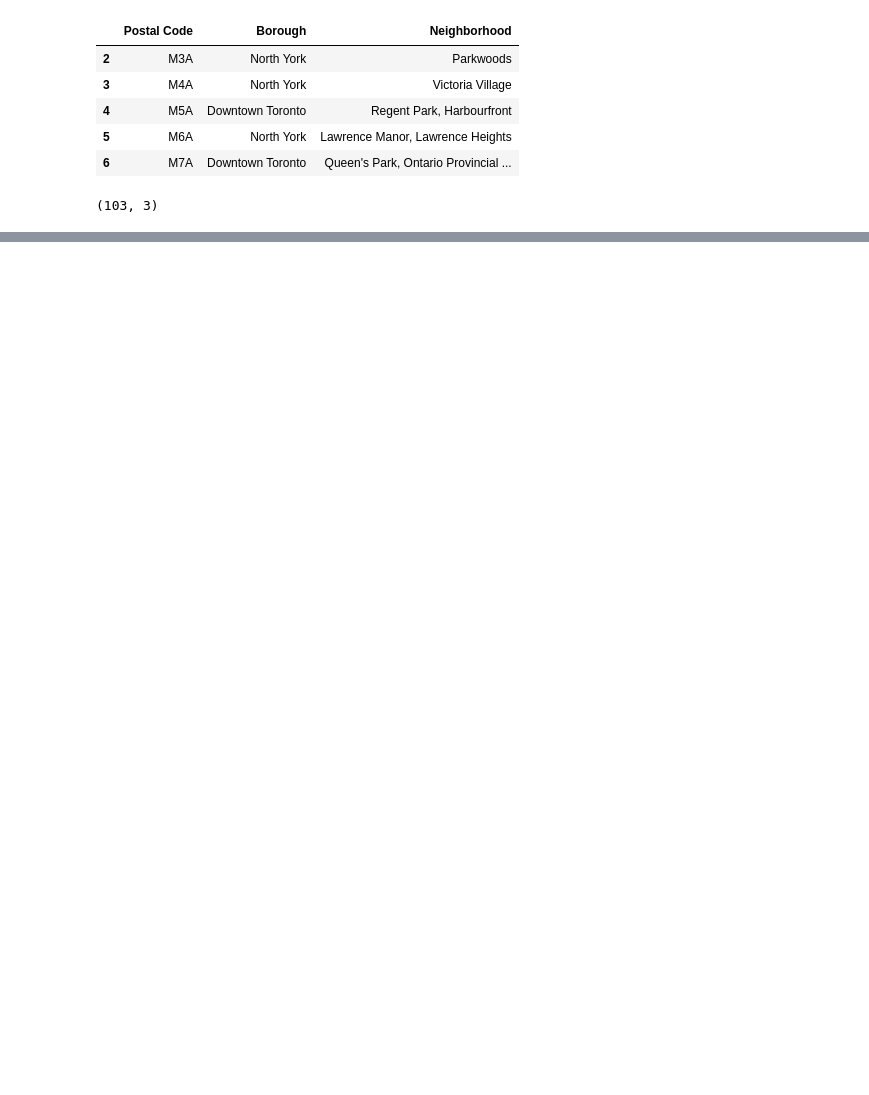
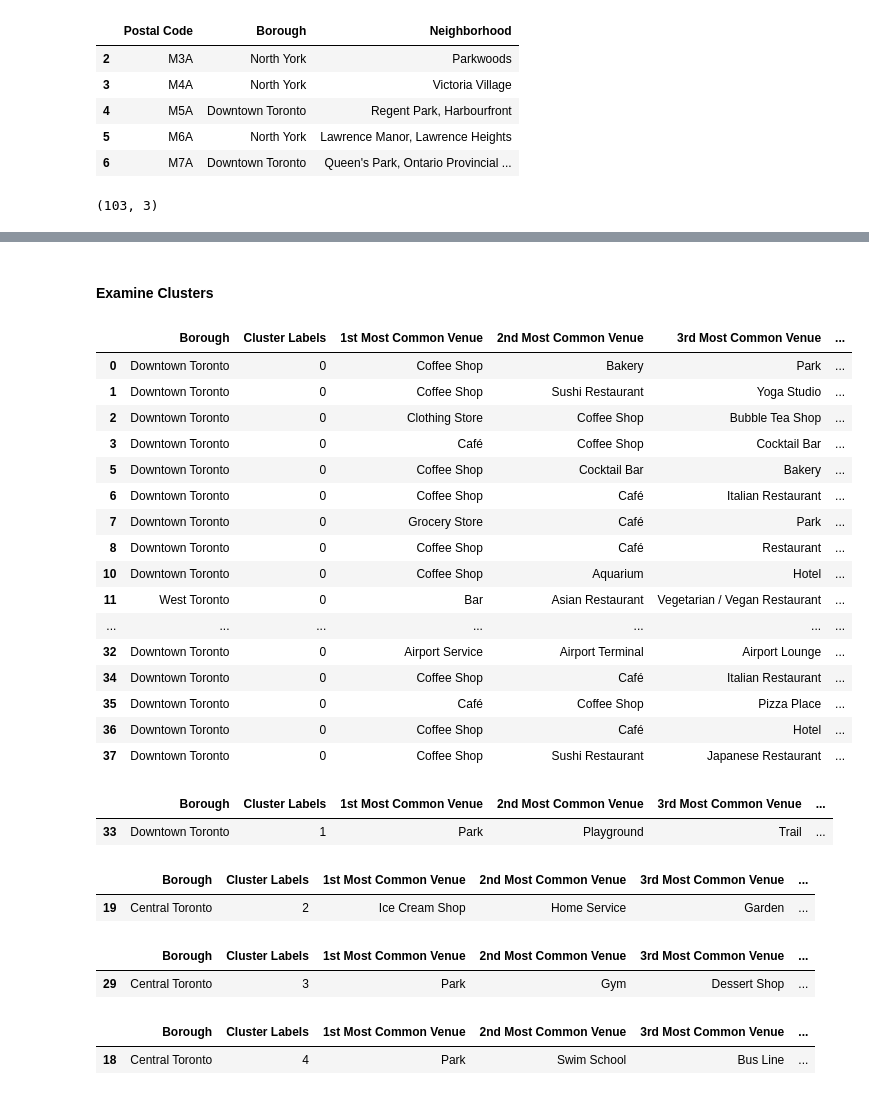
Before and after one commit to IH-irene/Capstone-assignment, a Jupyter notebook: Capstone W3.ipynb, the cells around one changed output, grey strips where cells are left out. Saved outputs shown, nothing was run; the diff lists cells and outputs as text; code cells hidden in the pictures; blank space fills up the shorter version.

```diff
--- a/Capstone W3.ipynb
+++ b/Capstone W3.ipynb
@@ -65,0 +343,7 @@ df_table.describe()
+# %%
+#define function which returns most common venues
+def return_most_common_venues(row, num_top_venues):
+    row_categories = row.iloc[1:]
+    row_categories_sorted = row_categories.sort_values(ascending=False)
+
+    return row_categories_sorted.index.values[0:num_top_venues]
@@ -65,0 +381,11 @@ df_table.describe()
+# %%
+# set number of clusters
+kclusters = 7
+
+toronto_grouped_clustering = toronto_grouped.drop('Neighborhood', 1)
+
+# run k-means clustering
+kmeans = KMeans(n_clusters=kclusters, random_state=0).fit(toronto_grouped_clustering)
+
+# check cluster labels generated for each row in the dataframe
+kmeans.labels_[0:10]
@@ -65,0 +394,10 @@ df_table.describe()
+# %%
+# add clustering labels
+neighborhoods_venues_sorted.insert(0, 'Cluster Labels', kmeans.labels_)
+
+toronto_merged = df_toronto
+
+# merge toronto_grouped with toronto_data to add latitude/longitude for each neighborhood
+toronto_merged = toronto_merged.join(neighborhoods_venues_sorted.set_index('Neighborhood'), on='Neighborhood')
+
+toronto_merged.head() # check the last columns!
@@ -65,0 +437,47 @@ df_table.describe()
+# %% [markdown]
+#### Examine Clusters
+# %%
+# Cluster 1
+toronto_merged.loc[toronto_merged['Cluster Labels'] == 0, toronto_merged.columns[[1] + list(range(5, toronto_merged.shape[1]))]]
+# %% [output]
+|  | Borough | Cluster Labels | 1st Most Common Venue | 2nd Most Common Venue | 3rd Most Common Venue | ... |
+| 0 | Downtown Toronto | 0 | Coffee Shop | Bakery | Park | ... |
+| 1 | Downtown Toronto | 0 | Coffee Shop | Sushi Restaurant | Yoga Studio | ... |
+| 2 | Downtown Toronto | 0 | Clothing Store | Coffee Shop | Bubble Tea Shop | ... |
+| 3 | Downtown Toronto | 0 | Café | Coffee Shop | Cocktail Bar | ... |
+| 5 | Downtown Toronto | 0 | Coffee Shop | Cocktail Bar | Bakery | ... |
+| 6 | Downtown Toronto | 0 | Coffee Shop | Café | Italian Restaurant | ... |
+| 7 | Downtown Toronto | 0 | Grocery Store | Café | Park | ... |
+| 8 | Downtown Toronto | 0 | Coffee Shop | Café | Restaurant | ... |
+| 10 | Downtown Toronto | 0 | Coffee Shop | Aquarium | Hotel | ... |
+| 11 | West Toronto | 0 | Bar | Asian Restaurant | Vegetarian / Vegan Restaurant | ... |
+| ... | ... | ... | ... | ... | ... | ... |
+| 32 | Downtown Toronto | 0 | Airport Service | Airport Terminal | Airport Lounge | ... |
+| 34 | Downtown Toronto | 0 | Coffee Shop | Café | Italian Restaurant | ... |
+| 35 | Downtown Toronto | 0 | Café | Coffee Shop | Pizza Place | ... |
+| 36 | Downtown Toronto | 0 | Coffee Shop | Café | Hotel | ... |
+| 37 | Downtown Toronto | 0 | Coffee Shop | Sushi Restaurant | Japanese Restaurant | ... |
+# %%
+# Cluster 2
+toronto_merged.loc[toronto_merged['Cluster Labels'] == 1, toronto_merged.columns[[1] + list(range(5, toronto_merged.shape[1]))]]
+# %% [output]
+|  | Borough | Cluster Labels | 1st Most Common Venue | 2nd Most Common Venue | 3rd Most Common Venue | ... |
+| 33 | Downtown Toronto | 1 | Park | Playground | Trail | ... |
+# %%
+# Cluster 3
+toronto_merged.loc[toronto_merged['Cluster Labels'] == 2, toronto_merged.columns[[1] + list(range(5, toronto_merged.shape[1]))]]
+# %% [output]
+|  | Borough | Cluster Labels | 1st Most Common Venue | 2nd Most Common Venue | 3rd Most Common Venue | ... |
+| 19 | Central Toronto | 2 | Ice Cream Shop | Home Service | Garden | ... |
+# %%
+# Cluster 4
+toronto_merged.loc[toronto_merged['Cluster Labels'] == 3, toronto_merged.columns[[1] + list(range(5, toronto_merged.shape[1]))]]
+# %% [output]
+|  | Borough | Cluster Labels | 1st Most Common Venue | 2nd Most Common Venue | 3rd Most Common Venue | ... |
+| 29 | Central Toronto | 3 | Park | Gym | Dessert Shop | ... |
+# %%
+# Cluster 5
+toronto_merged.loc[toronto_merged['Cluster Labels'] == 4, toronto_merged.columns[[1] + list(range(5, toronto_merged.shape[1]))]]
+# %% [output]
+|  | Borough | Cluster Labels | 1st Most Common Venue | 2nd Most Common Venue | 3rd Most Common Venue | ... |
+| 18 | Central Toronto | 4 | Park | Swim School | Bus Line | ... |
```
Also changed, not shown: parts of 40 cells of this notebook.
